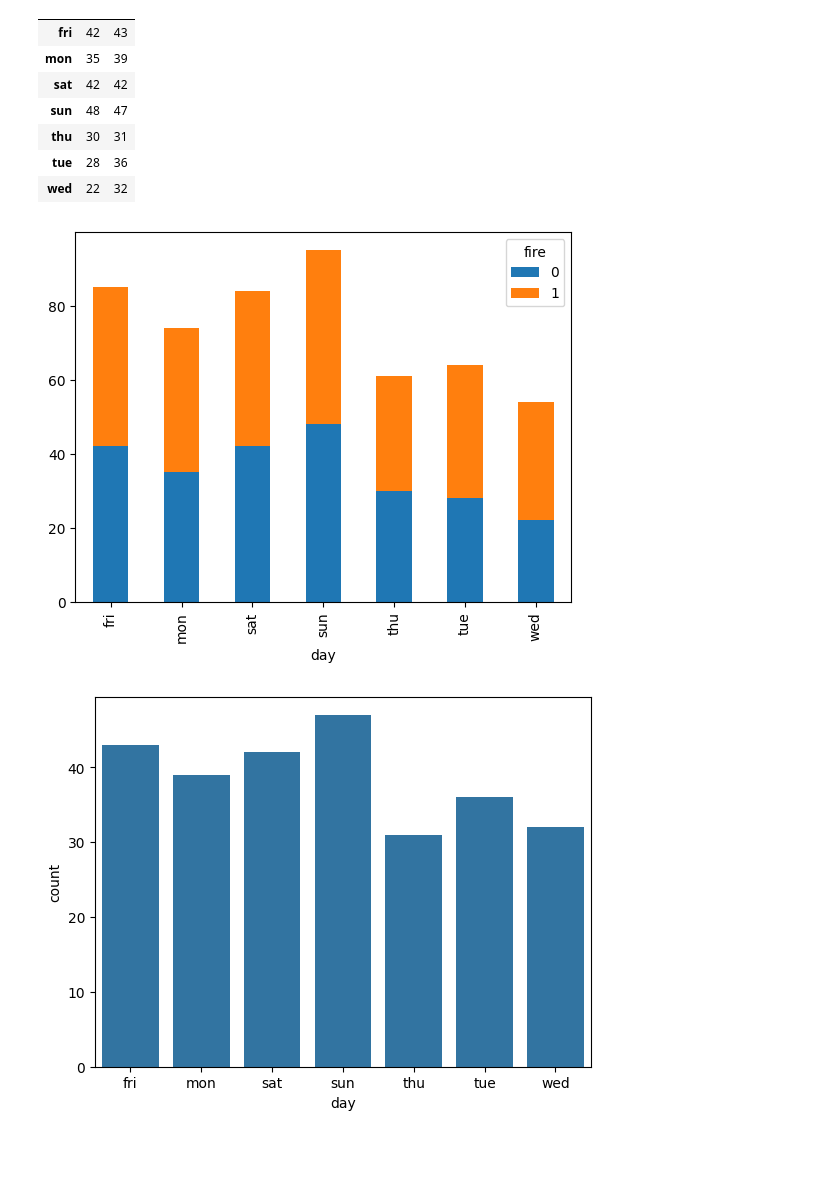
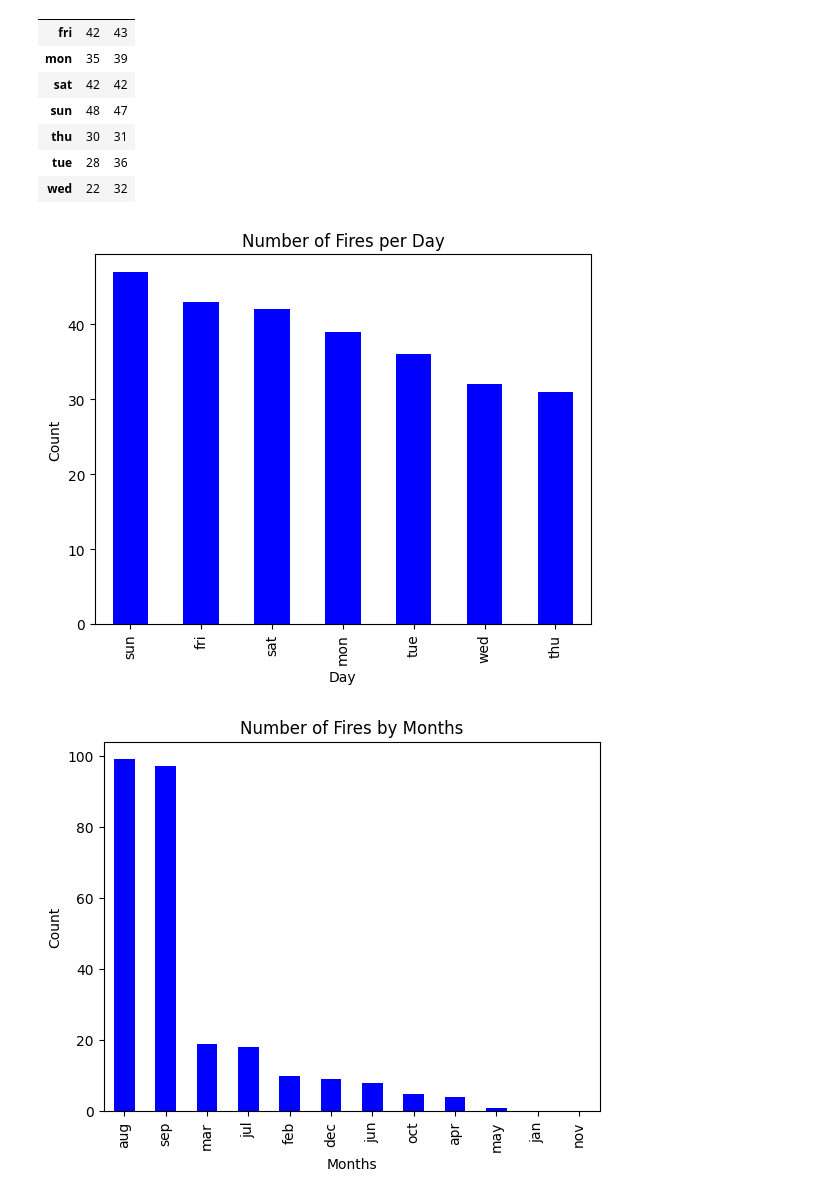
Before and after one commit to JujuGnirt/ML-firesforest, a Jupyter notebook: notebooks/Size_fires.ipynb, the cells around one changed output. Cells and saved outputs as stored; diff of their text form; code cells hidden in the pictures; blank space fills up the shorter version.

```diff
--- a/notebooks/Size_fires.ipynb
+++ b/notebooks/Size_fires.ipynb
@@ -28,6 +26,7 @@ fire['fire'] = fire['area'].apply(lambda x: 1 if x > 0 else 0)
 # %%
 import seaborn as sns
 crosstab_result = pd.crosstab(fire['day'], fire['fire'])
+crosstab_result1 = pd.crosstab(fire['month'], fire['fire'])
 # %%
 crosstab_result
 # %% [output]
@@ -41,10 +40,22 @@ crosstab_result
 | tue | 28 | 36 |
 | wed | 22 | 32 |
 # %%
-crosstab_result.plot(kind="bar", stacked=True);
+fires_only = crosstab_result[1].sort_values(ascending= False)
+
+fires_only.plot(kind='bar', color='blue')
+plt.title('Number of Fires per Day')
+plt.xlabel('Day')
+plt.ylabel('Count')
+plt.show()
 # %% [output]
-[figure, old version]
+[figure, new version]
 # %%
-sns.countplot(data=crosstab_result, x='day');
+fires_only = crosstab_result1[1].sort_values(ascending= False)
+
+fires_only.plot(kind='bar', color='blue')
+plt.title('Number of Fires by Months')
+plt.xlabel('Months')
+plt.ylabel('Count')
+plt.show()
 # %% [output]
-[figure, old version]
+[figure, new version]
```
Also changed, not shown: parts of 1 cell of this notebook, 2 other files.
